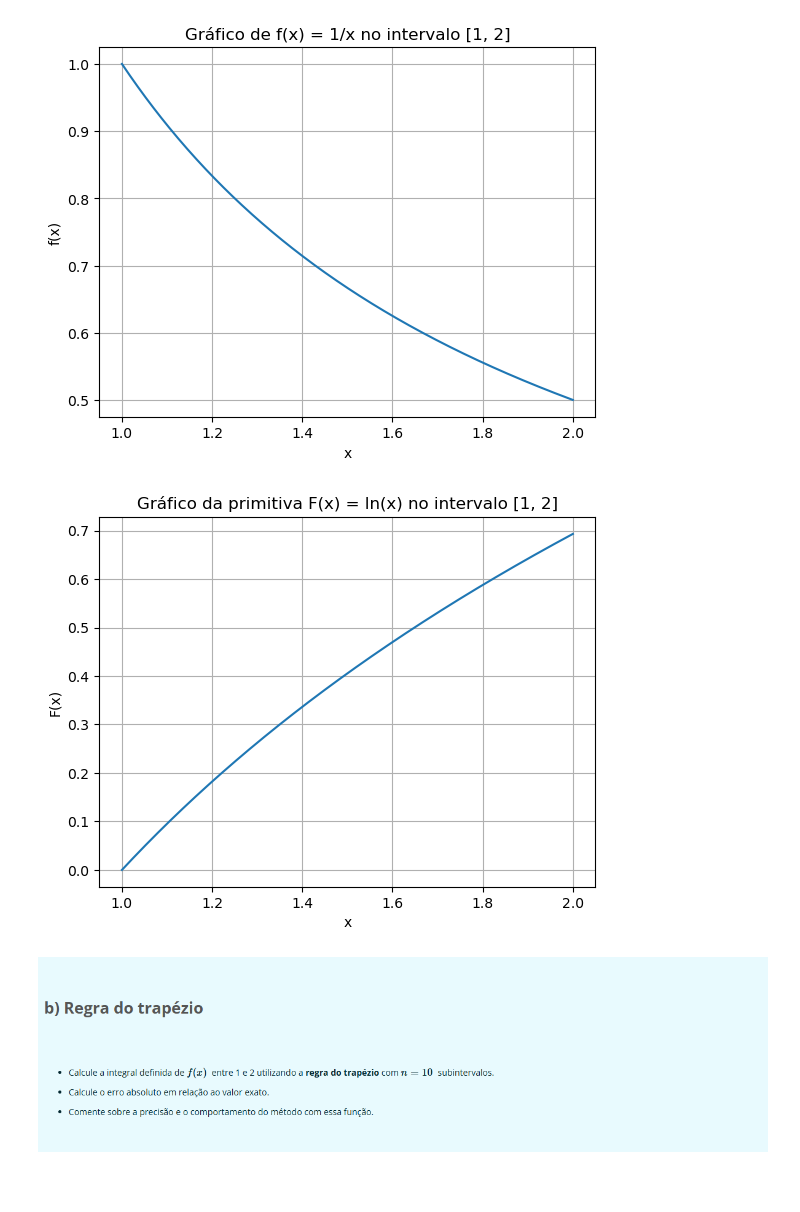
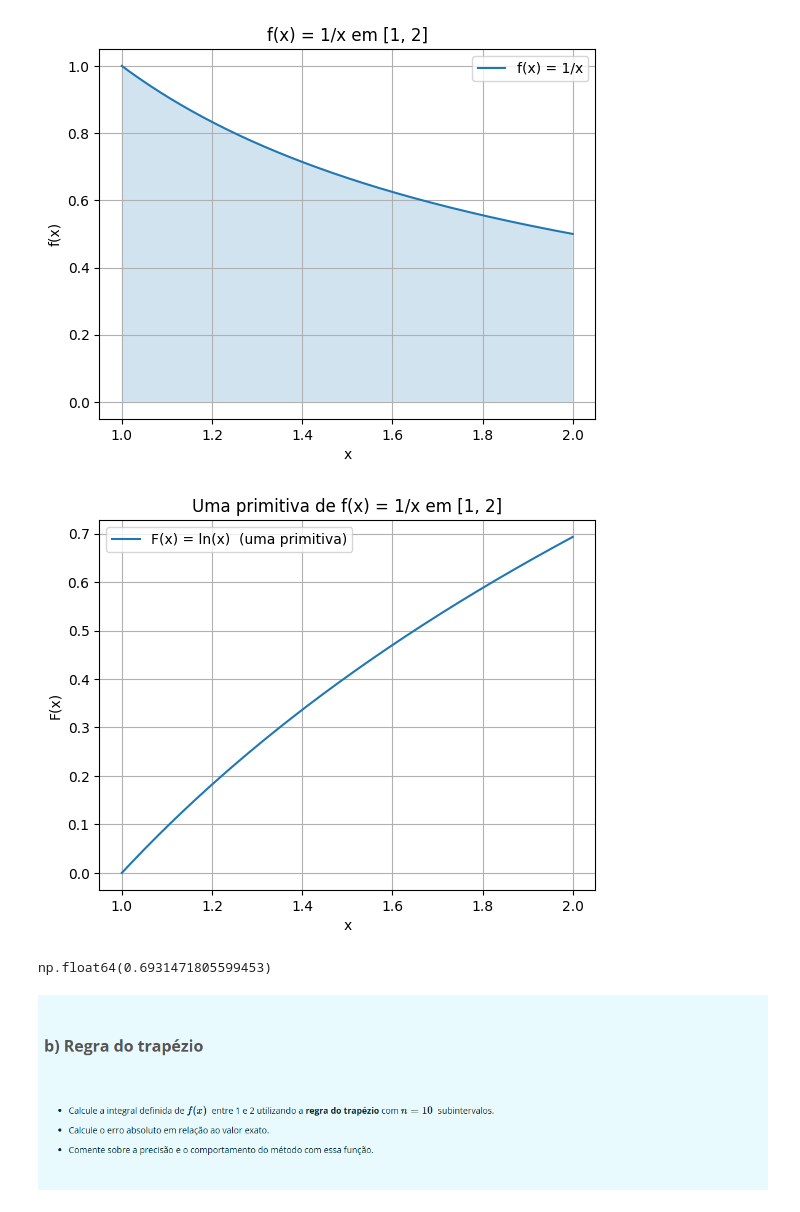
Before and after one commit to Analima123/AV7, a Jupyter notebook: AV7.ipynb, the cells around one changed output. Cells and saved outputs as stored; diff of their text form; code cells hidden in the pictures; blank space fills up the shorter version.

```diff
--- a/AV7.ipynb
+++ b/AV7.ipynb
@@ -3,33 +3,46 @@
 # %% [markdown]
 ![image.png](attachment:image.png)
 # %%
+# Visualização e cálculos para f(x) = 1/x no intervalo [1, 2]
+
 import numpy as np
 import matplotlib.pyplot as plt
 
-# Definindo o intervalo de x
+# Domínio
 x = np.linspace(1, 2, 400)
-y = 1 / x
+f = 1/x
 
-# Plot de f(x) = 1/x
+# 1) Plot de f(x) = 1/x em [1, 2] com área sombreada da integral
 plt.figure()
-plt.plot(x, y)
-plt.title('Gráfico de f(x) = 1/x no intervalo [1, 2]')
-plt.xlabel('x')
-plt.ylabel('f(x)')
+plt.plot(x, f, label="f(x) = 1/x")
+plt.fill_between(x, f, where=(x>=1) & (x<=2), alpha=0.2)
+plt.title("f(x) = 1/x em [1, 2]")
+plt.xlabel("x")
+plt.ylabel("f(x)")
 plt.grid(True)
+plt.legend()
 plt.show()
 
-# Cálculo e plot da primitiva F(x) = ln(x) + C (C = 0)
+# 2) Função primitiva (integral indefinida): F(x) = ln|x| + C
+# Vamos escolher a constante C = 0 para visualizar: F(x) = ln x em x>0
 F = np.log(x)
+
 plt.figure()
-plt.plot(x, F)
-plt.title('Gráfico da primitiva F(x) = ln(x) no intervalo [1, 2]')
-plt.xlabel('x')
-plt.ylabel('F(x)')
+plt.plot(x, F, label="F(x) = ln(x)  (uma primitiva)")
+plt.title("Uma primitiva de f(x) = 1/x em [1, 2]")
+plt.xlabel("x")
+plt.ylabel("F(x)")
 plt.grid(True)
+plt.legend()
 plt.show()
+
+# 3) Integral definida de 1 a 2
+integral_1_2 = np.log(2)
+
+integral_1_2
 # %% [output]
-[figure, old version]
+[figure, new version]
-[figure, old version]
+[figure, new version]
+np.float64(0.6931471805599453)
 # %% [markdown]
 ![image.png](attachment:image.png)
```
Also changed, not shown: parts of 37 cells of this notebook, 1 other file.
